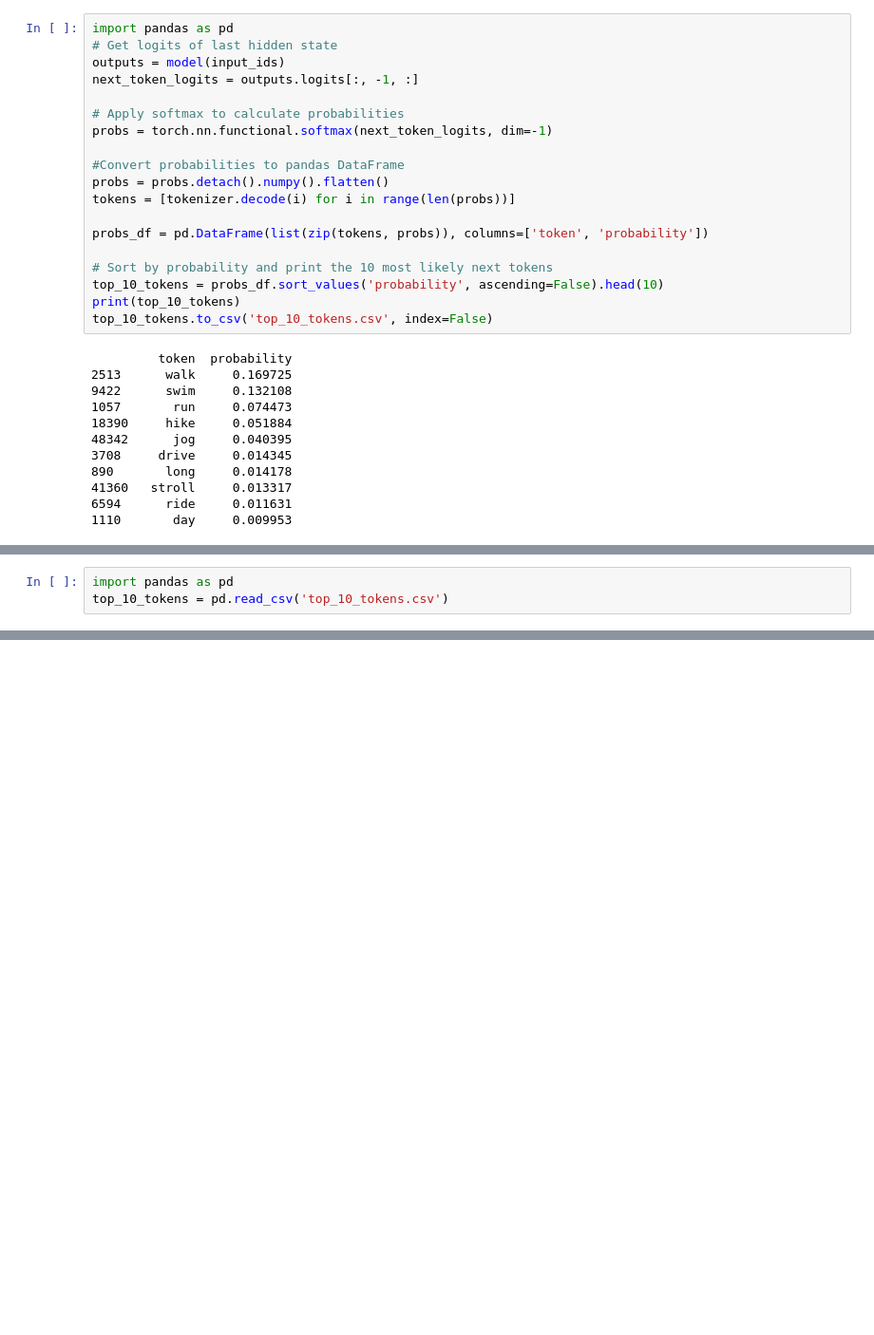
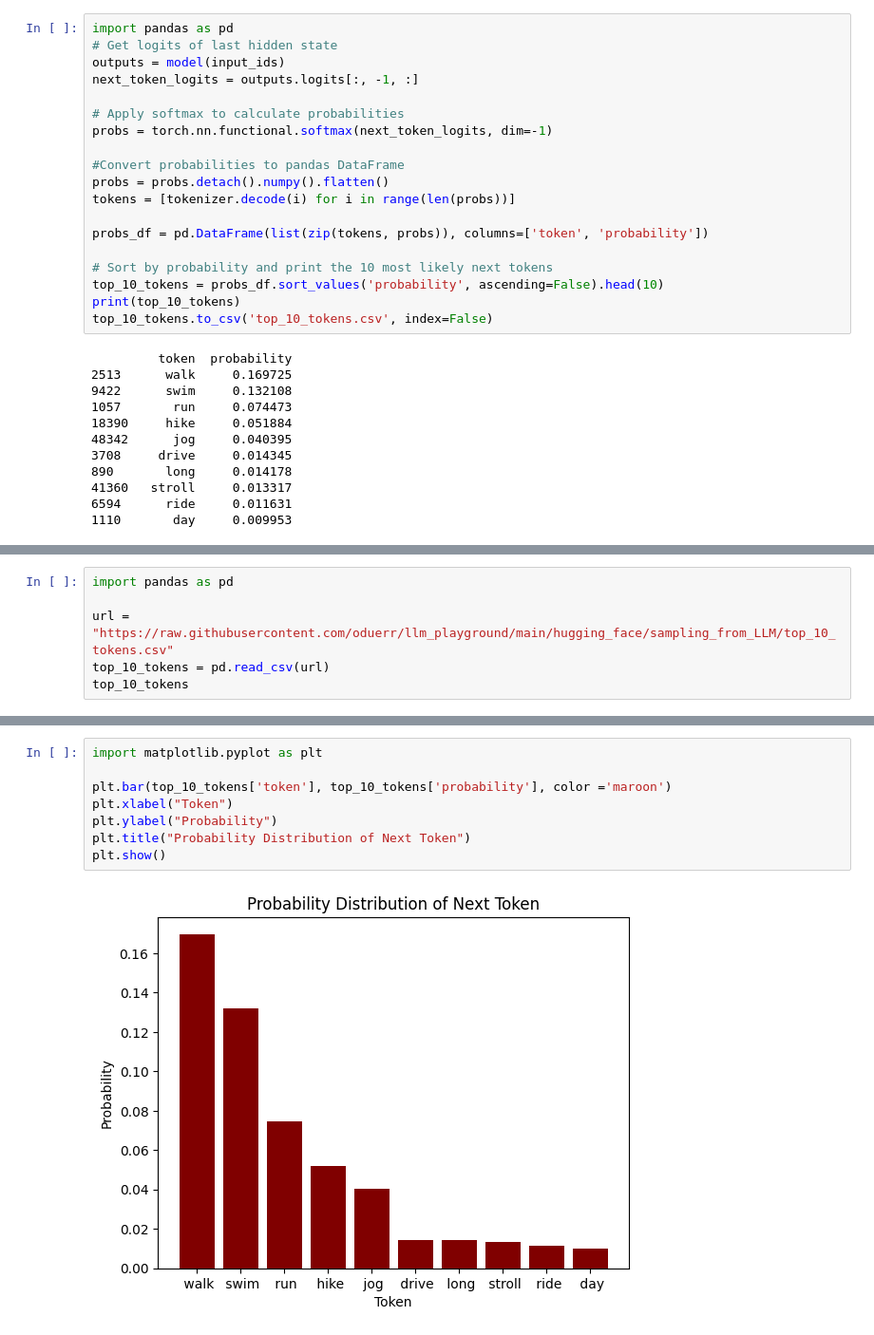
Before and after one commit to oduerr/llm_playground, a Jupyter notebook: hugging_face/sampling_from_LLM/hello_world.ipynb, the cells around one changed output, grey strips where cells are left out. Shown at 95% size. Drawn from its saved outputs; the diff is of its cells as text; blank space fills up the shorter version.

```diff
--- a/hugging_face/sampling_from_LLM/hello_world.ipynb
+++ b/hugging_face/sampling_from_LLM/hello_world.ipynb
@@ -133,3 +135,6 @@ top_10_tokens.to_csv('top_10_tokens.csv', index=False)
 # %%
 import pandas as pd
-top_10_tokens = pd.read_csv('top_10_tokens.csv')
+
+url = "https://raw.githubusercontent.com/oduerr/llm_playground/main/hugging_face/sampling_from_LLM/top_10_tokens.csv"
+top_10_tokens = pd.read_csv(url)
+top_10_tokens
@@ -135,0 +153,10 @@ top_10_tokens = pd.read_csv('top_10_tokens.csv')
+# %%
+import matplotlib.pyplot as plt
+
+plt.bar(top_10_tokens['token'], top_10_tokens['probability'], color ='maroon')
+plt.xlabel("Token")
+plt.ylabel("Probability")
+plt.title("Probability Distribution of Next Token")
+plt.show()
+# %% [output]
+[figure, added]
```
Also changed, not shown: parts of 6 cells of this notebook, 1 other file.
